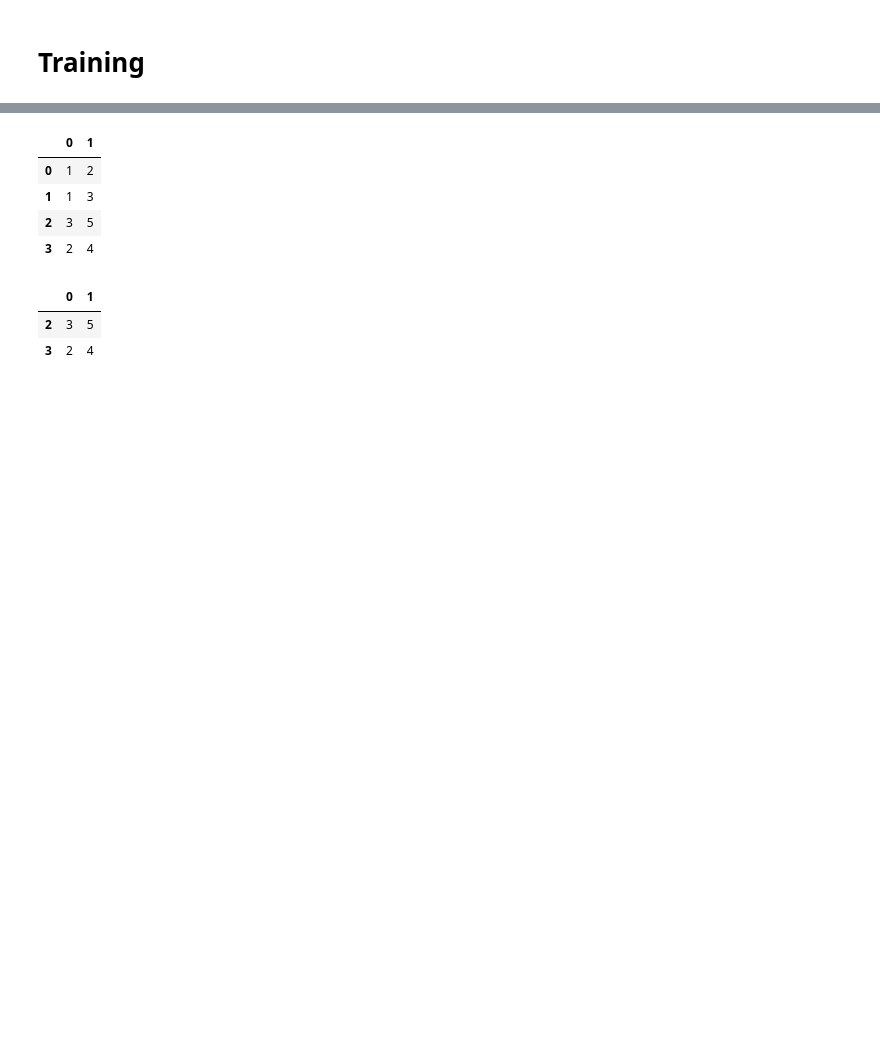
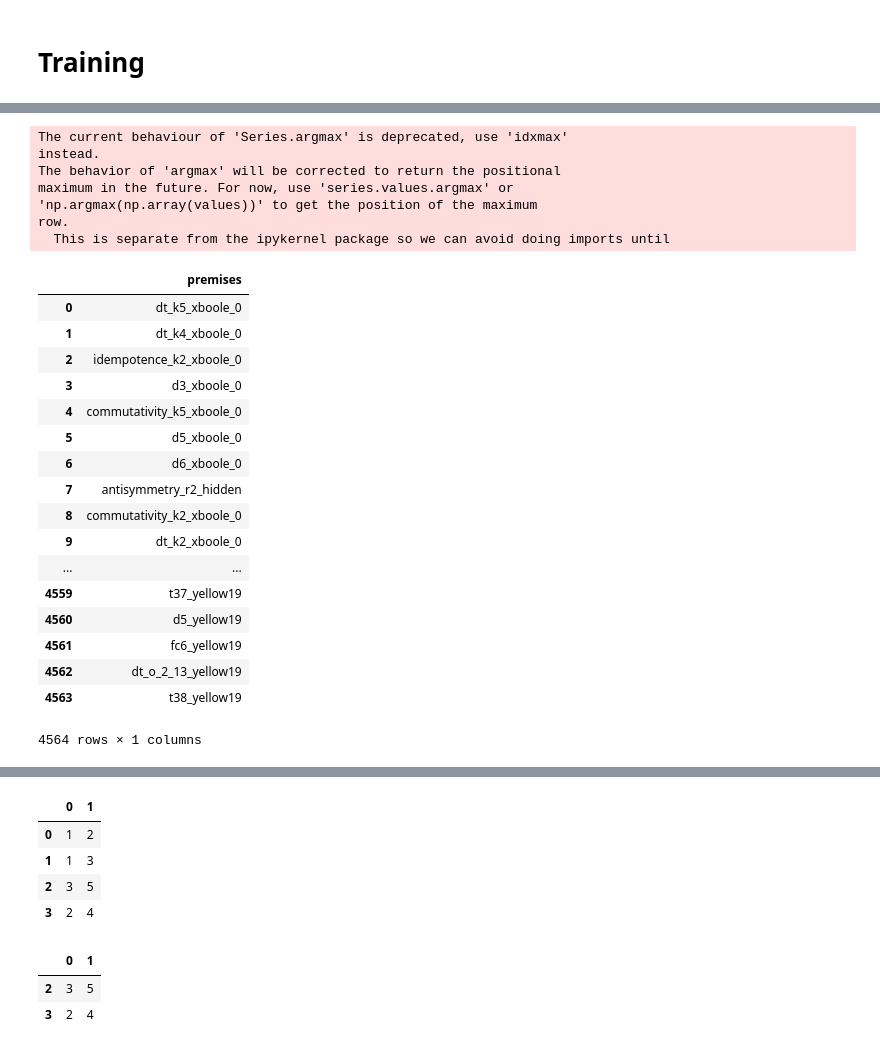
Before and after one commit to piotrekp1/ml-atp, a Jupyter notebook: notebooks/bad_classifier.ipynb, the cells around one changed output, grey strips where cells are left out. Drawn from its saved outputs; the diff is of its cells as text; code cells hidden in the pictures; blank space fills up the shorter version.

```diff
--- a/notebooks/bad_classifier.ipynb
+++ b/notebooks/bad_classifier.ipynb
@@ -244,0 +227,6 @@ roc_auc_score(df_y, preds)
+# %%
+conjs = pd.read_csv('../homework2_exercise2/data/conjectures_test', squeeze=True, names=['conjecture'])
+def available_premises_for_conj(conjecture):
+    s = pd.concat([chronology, conjs.loc[:(conjs==conjecture).argmax()-1]], ignore_index=True)
+    s.name = 'premise'
+    return s
@@ -244,0 +316,28 @@ roc_auc_score(df_y, preds)
+# %%
+available_premises_for_conj(conjs[0]).to_frame()
+# %% [output]
+The current behaviour of 'Series.argmax' is deprecated, use 'idxmax'
+instead.
+The behavior of 'argmax' will be corrected to return the positional
+maximum in the future. For now, use 'series.values.argmax' or
+'np.argmax(np.array(values))' to get the position of the maximum
+row.
+  This is separate from the ipykernel package so we can avoid doing imports until
+|  | premises |
+| 0 | dt_k5_xboole_0 |
+| 1 | dt_k4_xboole_0 |
+| 2 | idempotence_k2_xboole_0 |
+| 3 | d3_xboole_0 |
+| 4 | commutativity_k5_xboole_0 |
+| 5 | d5_xboole_0 |
+| 6 | d6_xboole_0 |
+| 7 | antisymmetry_r2_hidden |
+| 8 | commutativity_k2_xboole_0 |
+| 9 | dt_k2_xboole_0 |
+| ... | ... |
+| 4559 | t37_yellow19 |
+| 4560 | d5_yellow19 |
+| 4561 | fc6_yellow19 |
+| 4562 | dt_o_2_13_yellow19 |
+| 4563 | t38_yellow19 |
+4564 rows × 1 columns
```
Also changed, not shown: parts of 30 cells of this notebook.
